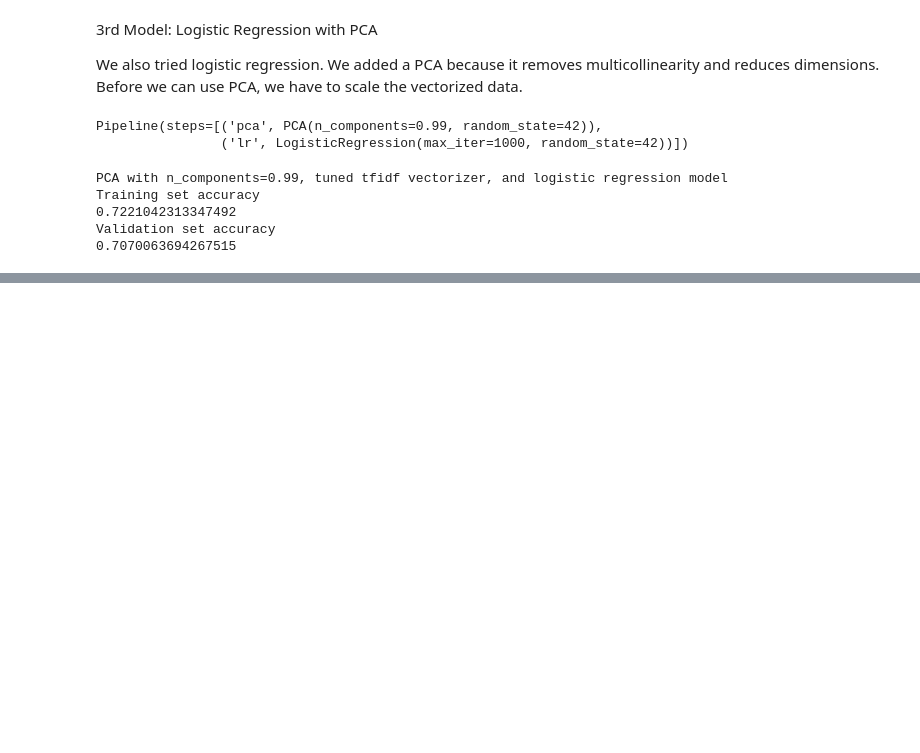
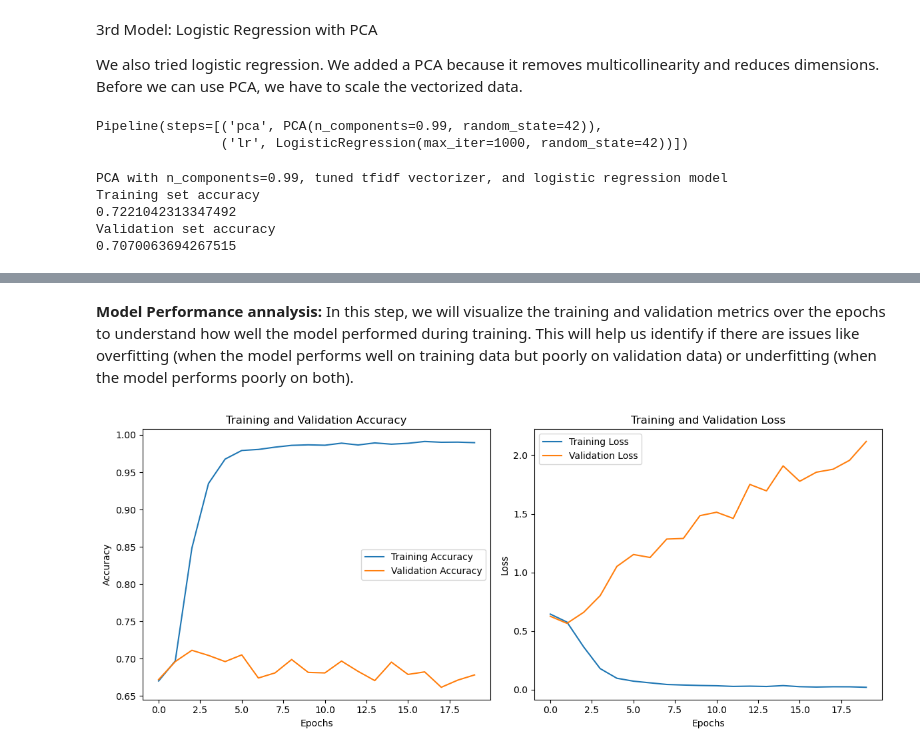
Before and after one commit to Mosota-Kemunto-Gladys-2020/Sentiment_project, a Jupyter notebook: Work/rono.ipynb.ipynb, the cells around one changed output, grey strips where cells are left out. Saved outputs shown, nothing was run; the diff lists cells and outputs as text; code cells hidden in the pictures; blank space fills up the shorter version.

Commit message:
Neural networks model

```diff
--- a/Work/rono.ipynb.ipynb
+++ b/Work/rono.ipynb.ipynb
@@ -94,6 +98,6 @@ from nltk.tokenize import word_tokenize
 # %%
 #load the dataset
-df = pd.read_csv('judge-1377884607_tweet_product_company.csv', encoding = 'unicode_escape')
+df = pd.read_csv('D:\schoolwork\PHASE 4\PROJECT\Sentiment_project\Data\Sentiments_analysis.csv', encoding = 'unicode_escape')
 df
 # %% [output]
 |  | tweet_text | emotion_in_tweet_is_directed_at | is_there_an_emotion_directed_at_a... |
@@ -1063,0 +1026,17 @@ SyntaxError: unexpected character after line continuation character (2656005055.
+# %%
+# Step 3: Compile the Model
+model.compile(
+    loss='binary_crossentropy',  # Use 'categorical_crossentropy' for multi-class problems
+    optimizer='adam',
+    metrics=['accuracy']
+)
+# %%
+# Step 4: Train the Model
+history = model.fit(
+    X_train,
+    y_train,
+    epochs=20,            # Number of times the model will see the entire dataset
+    batch_size=32,        # Number of samples processed before updating the model's parameters
+    validation_split=0.2, # Percentage of the training data used for validation
+    verbose=1             # Display training progress in the output
+)
@@ -1063,0 +1074,32 @@ SyntaxError: unexpected character after line continuation character (2656005055.
+# %% [markdown]
+**Model Performance annalysis:** In this step, we will visualize the training and validation metrics over the epochs to understand how well the model performed during training. This will help us identify if there are issues like overfitting (when the model performs well on training data but poorly on validation data) or underfitting (when the model performs poorly on both).
+# %%
+import matplotlib.pyplot as plt
+
+# Step 6: Visualize Training and Validation Performance
+
+# Plot the training and validation accuracy over epochs
+plt.figure(figsize=(12, 5))
+
+# Accuracy Plot
+plt.subplot(1, 2, 1)
+plt.plot(history.history['accuracy'], label='Training Accuracy')
+plt.plot(history.history['val_accuracy'], label='Validation Accuracy')
+plt.xlabel('Epochs')
+plt.ylabel('Accuracy')
+plt.title('Training and Validation Accuracy')
+plt.legend()
+
+# Loss Plot
+plt.subplot(1, 2, 2)
+plt.plot(history.history['loss'], label='Training Loss')
+plt.plot(history.history['val_loss'], label='Validation Loss')
+plt.xlabel('Epochs')
+plt.ylabel('Loss')
+plt.title('Training and Validation Loss')
+plt.legend()
+
+plt.tight_layout()
+plt.show()
+# %% [output]
+[figure, added]
```
Also changed, not shown: parts of 16 cells of this notebook, 1 other file.
